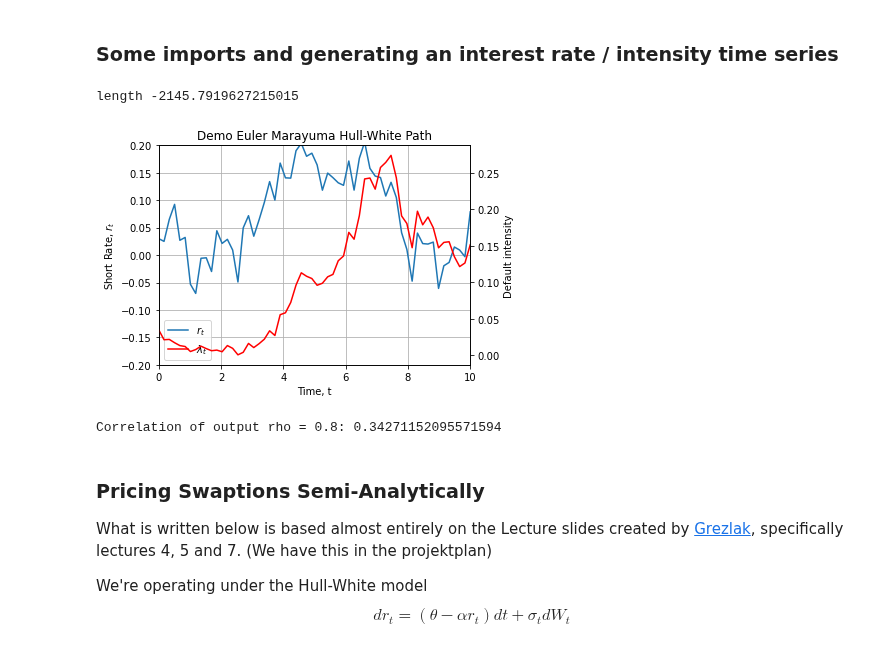
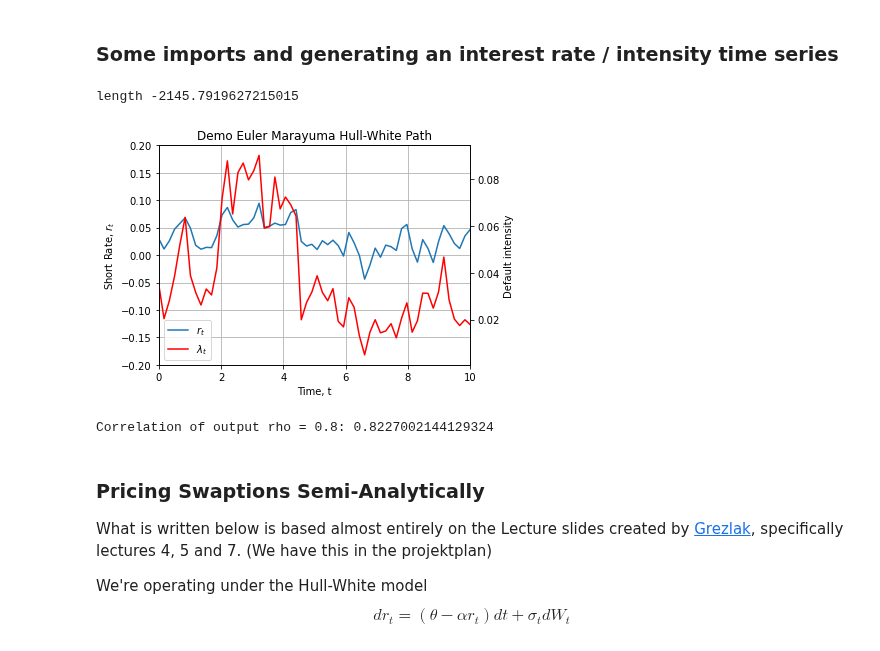
Before and after one commit to spelbella/cva_risk_management_thesis, a Jupyter notebook: pricingCVA.ipynb, the cells around one changed output. Drawn from its saved outputs; the diff is of its cells as text; code cells hidden in the pictures.

```diff
--- a/pricingCVA.ipynb
+++ b/pricingCVA.ipynb
@@ -37,7 +37,7 @@ r0 = 0.03
 alpha = 1 #1
 f0T = lambda t, dt=1e-4: - (np.log(P0T(t+dt))-np.log(P0T(t-dt)))/(2*dt)
 theta = lambda t, dt=1e-4: (f0T(t+dt)-f0T(t-dt))/(2.0*dt) + f0T(t) + sigma*sigma/(2.0*alpha)*(1.0-np.exp(-2.0*alpha*t)) # Or choose theta ourselves??
-sigma = 0.1 # vol
+sigma = 0.05 # vol
 
 rand = Generator(PCG64())
 
@@ -82,35 +82,35 @@ for i in np.arange(1,len(t_s)):
     Y_s[i] = Y_s[i-1] + a*dt + b*dZ + (1/2)*(a*ap - (1/2)*app*b**2)*dt**2 + (1/2)*(ap*b)*dZ*dt
     lambdas[i] = Y_s[i]**2
 
     if not not jumps:
         if t_s[i] == jumps[0][0]:
             lambdas[i] = lambdas[i] + jumps[0][1]
             Y_s[i] = np.sqrt(lambdas[i])
             jumps.pop(0)
 
     # Emergency negative catch
     if Y_s[i] < 0:
         Y_s[i] = 0
 
 print("length", P0T(1280))
 fig1, ax1 = plt.subplots(figsize = (6,4), tight_layout = True)
 p1 = ax1.plot(t_s,r,label = r"$r_t$")
 ax2 = ax1.twinx()
 p2 = ax2.plot(t_s, lambdas, label = r"$\lambda_t$", color = "red")
 ax2.set_ylabel("Default intensity")
 ax1.set_title("Demo Euler Marayuma Hull-White Path")
 ax1.set_xlabel("Time, t")
 ax1.set_ylabel(r"Short Rate, $r_t$")
 ax1.set_xlim((t0,T))
 ax1.set_ylim(-0.2,0.2)
 ax1.grid(True)
 ax1.legend(handles= p1+p2, loc = "lower left")
 plt.show()
 print(r"Correlation of output rho = %s" %(rho1) + ": %s " %(np.corrcoef((lambdas,r))[0][1]))
 # %% [output]
 length -2145.7919627215015
-[figure, old version]
+[figure, new version]
-Correlation of output rho = 0.8: 0.34271152095571594
+Correlation of output rho = 0.8: 0.8227002144129324
 # %% [markdown]
 ### Pricing Swaptions Semi-Analytically
 What is written below is based almost entirely on the Lecture slides created by [Grezlak](https://github.com/LechGrzelak/FinancialEngineering_IR_xVA/tree/main), specifically lectures 4, 5 and 7. (We have this in the projektplan)
```
Also changed, not shown: parts of 1 cell of this notebook.
